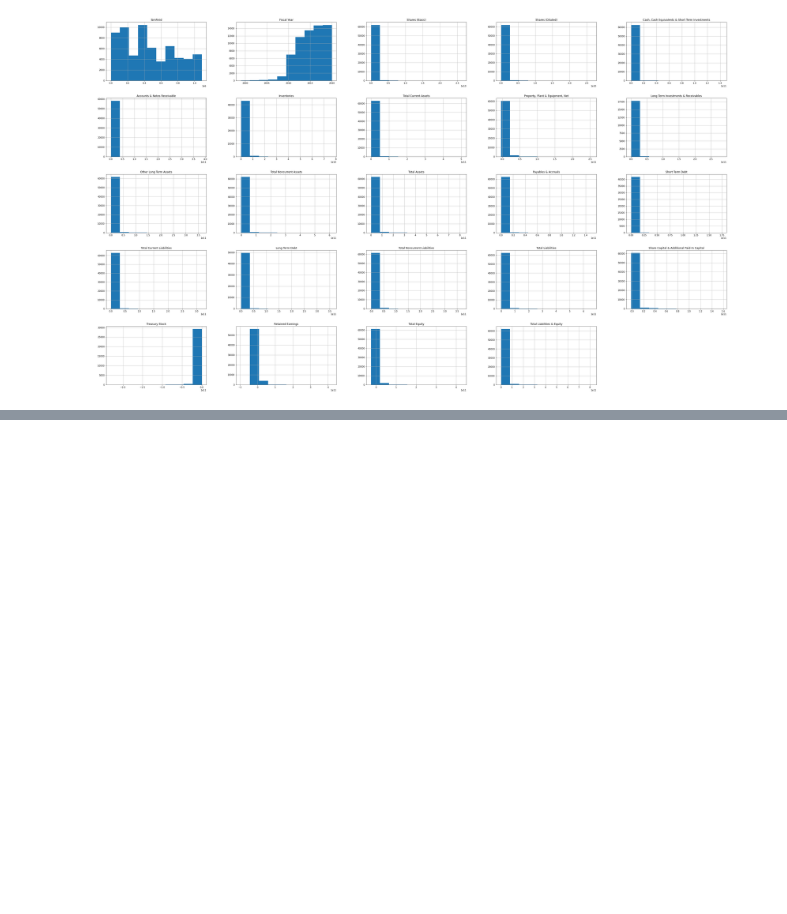
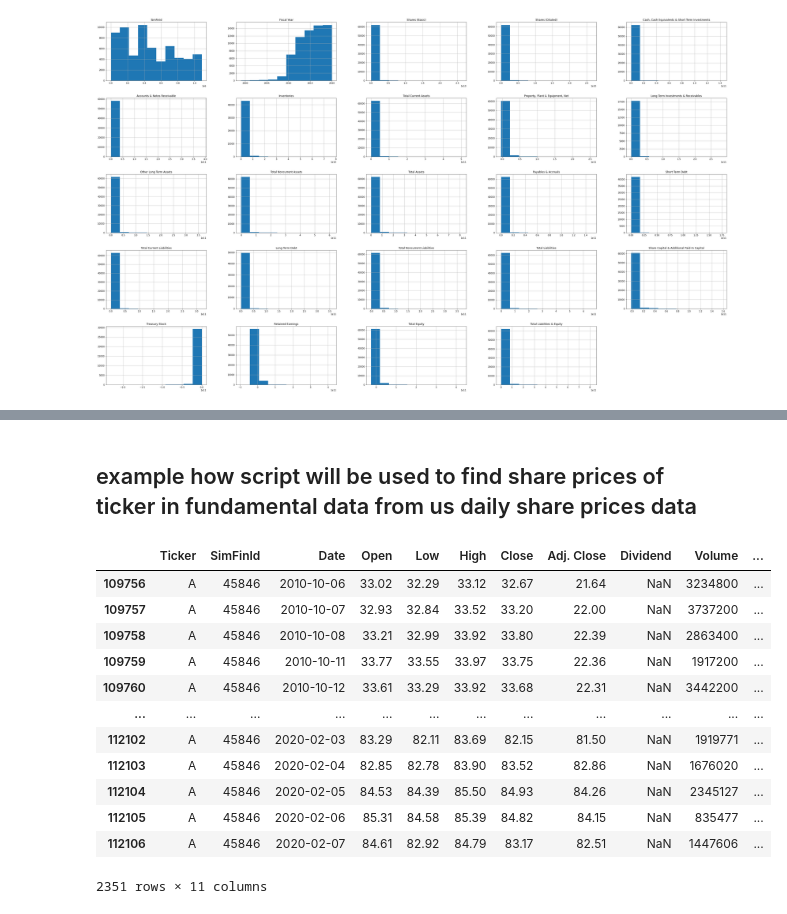
Before and after one commit to Kaushal1011/CSE523-Machine-Learning-Quantcats, a Jupyter notebook: Initial Notebook.ipynb, the cells around one changed output, grey strips where cells are left out. Drawn from its saved outputs; the diff is of its cells as text; code cells hidden in the pictures; blank space fills up the shorter version.

```diff
--- a/Initial Notebook.ipynb
+++ b/Initial Notebook.ipynb
@@ -86,0 +126,18 @@ array([[<AxesSubplot:title={'center':'SimFinId'}>,
+# %% [markdown]
+## example how script will be used to find share prices of ticker in fundamental data from us daily share prices data
+# %%
+daily_price.loc[(daily_price.Ticker ==fundamen_data.loc[0]['Ticker'] )& (daily_price.Date >= fundamen_data.loc[0]['Publish Date'])]
+# %% [output]
+|  | Ticker | SimFinId | Date | Open | Low | High | Close | Adj. Close | Dividend | Volume | ... |
+| 109756 | A | 45846 | 2010-10-06 | 33.02 | 32.29 | 33.12 | 32.67 | 21.64 | NaN | 3234800 | ... |
+| 109757 | A | 45846 | 2010-10-07 | 32.93 | 32.84 | 33.52 | 33.20 | 22.00 | NaN | 3737200 | ... |
+| 109758 | A | 45846 | 2010-10-08 | 33.21 | 32.99 | 33.92 | 33.80 | 22.39 | NaN | 2863400 | ... |
+| 109759 | A | 45846 | 2010-10-11 | 33.77 | 33.55 | 33.97 | 33.75 | 22.36 | NaN | 1917200 | ... |
+| 109760 | A | 45846 | 2010-10-12 | 33.61 | 33.29 | 33.92 | 33.68 | 22.31 | NaN | 3442200 | ... |
+| ... | ... | ... | ... | ... | ... | ... | ... | ... | ... | ... | ... |
+| 112102 | A | 45846 | 2020-02-03 | 83.29 | 82.11 | 83.69 | 82.15 | 81.50 | NaN | 1919771 | ... |
+| 112103 | A | 45846 | 2020-02-04 | 82.85 | 82.78 | 83.90 | 83.52 | 82.86 | NaN | 1676020 | ... |
+| 112104 | A | 45846 | 2020-02-05 | 84.53 | 84.39 | 85.50 | 84.93 | 84.26 | NaN | 2345127 | ... |
+| 112105 | A | 45846 | 2020-02-06 | 85.31 | 84.58 | 85.39 | 84.82 | 84.15 | NaN | 835477 | ... |
+| 112106 | A | 45846 | 2020-02-07 | 84.61 | 82.92 | 84.79 | 83.17 | 82.51 | NaN | 1447606 | ... |
+2351 rows × 11 columns
```
Also changed, not shown: parts of 8 cells of this notebook.
